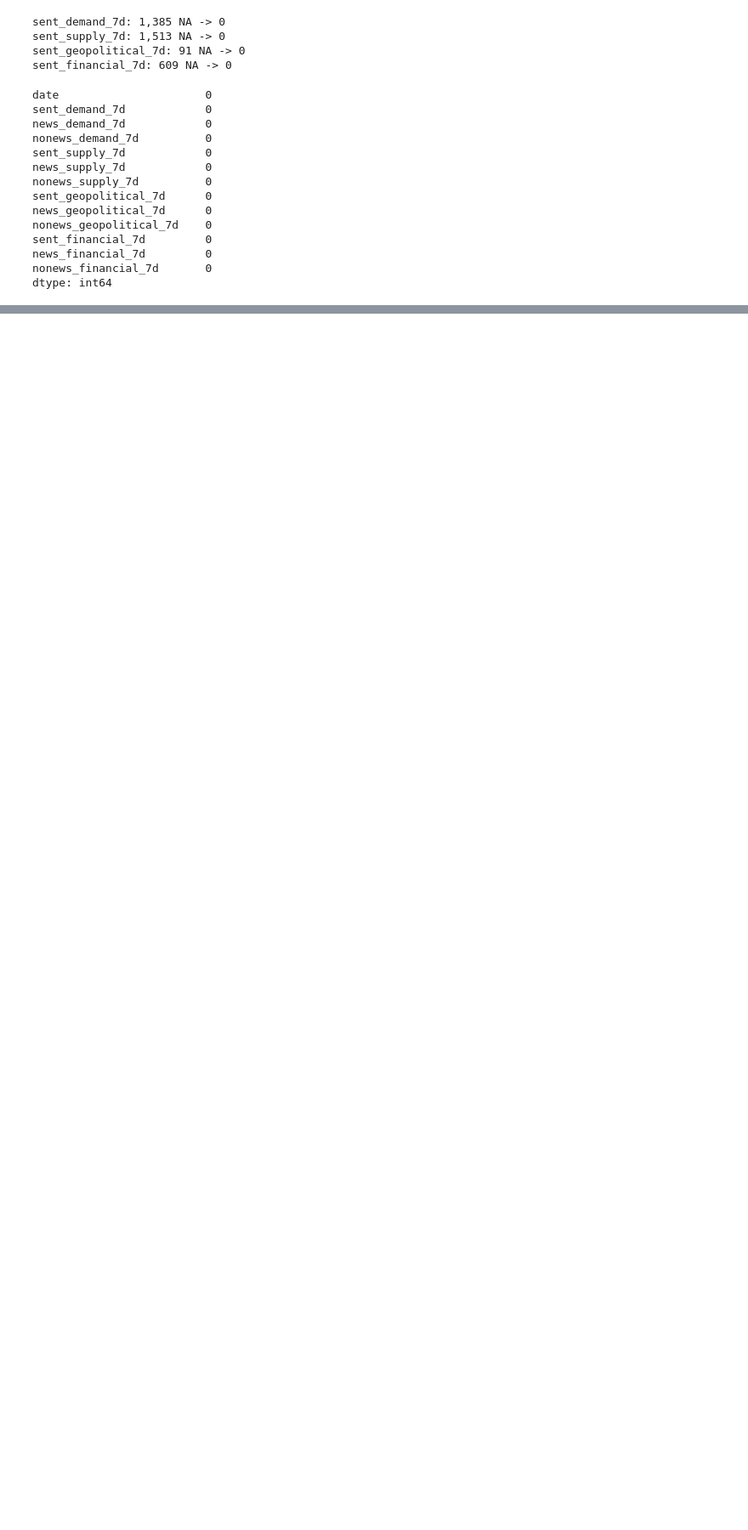
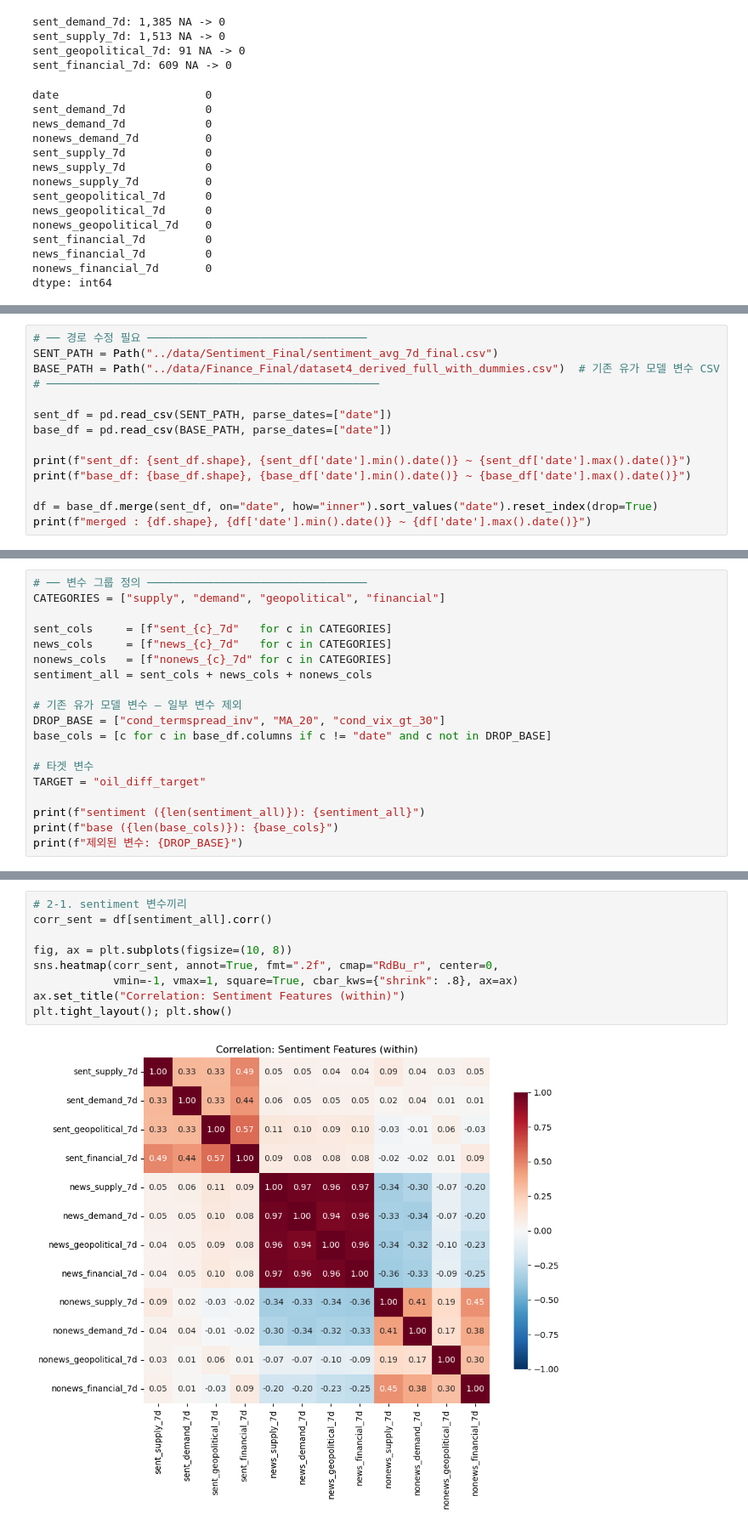
Before and after one commit to DGU-BAF/BAF-26-1-finance_2, a Jupyter notebook: src/Sentiment_Finbert.ipynb, the cells around one changed output, grey strips where cells are left out. Shown at 85% size. Drawn from its saved outputs; the diff is of its cells as text; blank space fills up the shorter version.

```diff
--- a/src/Sentiment_Finbert.ipynb
+++ b/src/Sentiment_Finbert.ipynb
@@ -1505,0 +1490,14 @@ shape: (6810, 13)
+# %%
+# ── 경로 수정 필요 ─────────────────────────────────
+SENT_PATH = Path("../data/Sentiment_Final/sentiment_avg_7d_final.csv")
+BASE_PATH = Path("../data/Finance_Final/dataset4_derived_full_with_dummies.csv")  # 기존 유가 모델 변수 CSV
+# ──────────────────────────────────────────────────
+
+sent_df = pd.read_csv(SENT_PATH, parse_dates=["date"])
+base_df = pd.read_csv(BASE_PATH, parse_dates=["date"])
+
+print(f"sent_df: {sent_df.shape}, {sent_df['date'].min().date()} ~ {sent_df['date'].max().date()}")
+print(f"base_df: {base_df.shape}, {base_df['date'].min().date()} ~ {base_df['date'].max().date()}")
+
+df = base_df.merge(sent_df, on="date", how="inner").sort_values("date").reset_index(drop=True)
+print(f"merged : {df.shape}, {df['date'].min().date()} ~ {df['date'].max().date()}")
@@ -1505,0 +1508,19 @@ shape: (6810, 13)
+# %%
+# ── 변수 그룹 정의 ─────────────────────────────────
+CATEGORIES = ["supply", "demand", "geopolitical", "financial"]
+
+sent_cols     = [f"sent_{c}_7d"   for c in CATEGORIES]
+news_cols     = [f"news_{c}_7d"   for c in CATEGORIES]
+nonews_cols   = [f"nonews_{c}_7d" for c in CATEGORIES]
+sentiment_all = sent_cols + news_cols + nonews_cols
+
+# 기존 유가 모델 변수 — 일부 변수 제외
+DROP_BASE = ["cond_termspread_inv", "MA_20", "cond_vix_gt_30"]
+base_cols = [c for c in base_df.columns if c != "date" and c not in DROP_BASE]
+
+# 타겟 변수
+TARGET = "oil_diff_target"
+
+print(f"sentiment ({len(sentiment_all)}): {sentiment_all}")
+print(f"base ({len(base_cols)}): {base_cols}")
+print(f"제외된 변수: {DROP_BASE}")
@@ -1505,0 +1555,11 @@ shape: (6810, 13)
+# %%
+# 2-1. sentiment 변수끼리
+corr_sent = df[sentiment_all].corr()
+
+fig, ax = plt.subplots(figsize=(10, 8))
+sns.heatmap(corr_sent, annot=True, fmt=".2f", cmap="RdBu_r", center=0,
+            vmin=-1, vmax=1, square=True, cbar_kws={"shrink": .8}, ax=ax)
+ax.set_title("Correlation: Sentiment Features (within)")
+plt.tight_layout(); plt.show()
+# %% [output]
+[figure, added]
```
Also changed, not shown: parts of 28 cells of this notebook.
